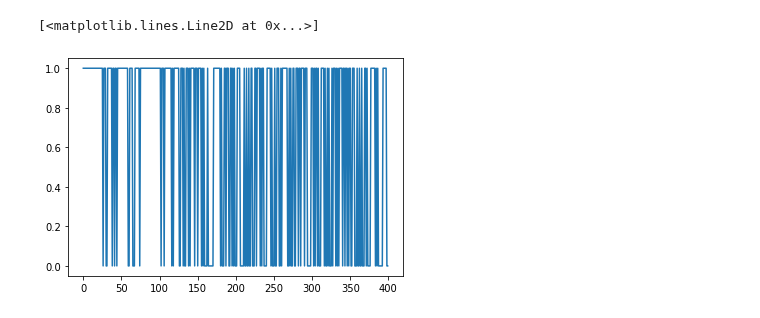
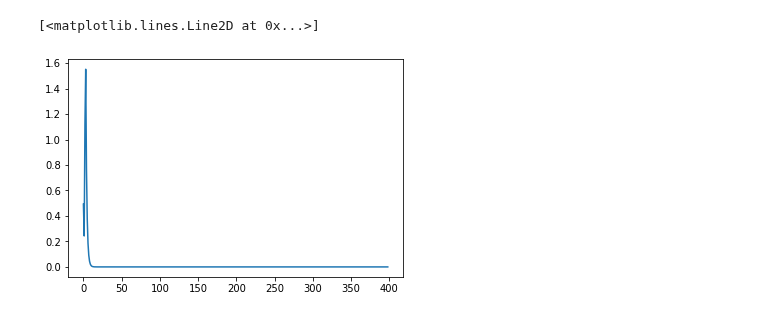
Before and after one commit to nhat-le/switching-simulations, a Jupyter notebook: matchingSimulationsPython.ipynb, the cells around one changed output. Drawn from its saved outputs; the diff is of its cells as text; code cells hidden in the pictures.

```diff
--- a/matchingSimulationsPython.ipynb
+++ b/matchingSimulationsPython.ipynb
@@ -174,5 +127,7 @@ plt.imshow(results)
 # %%
 world = RandomWorld(rates=[0.8, 0.2, 0.8, 0.2], ntrials=[100, 100, 100, 100])
-agent = MatchingAgent()
+agent = LocalMatchingAgent(0.98)
+# agent = ConstantProbAgent(0.2)
+# agent = MatchingAgent()
 exp = Experiment(agent, world)
-rewards, choices = exp.run()
+choices, rewards = exp.run()
@@ -193,5 +157,5 @@ plt.plot(rewards)
 # %%
-plt.plot(rewards)
+plt.plot(agent.Rewards0side_history)
 # %% [output]
 [<matplotlib.lines.Line2D at 0x...>]
-[figure, old version]
+[figure, new version]
```
Also changed, not shown: parts of 22 cells of this notebook, 1 other file.
